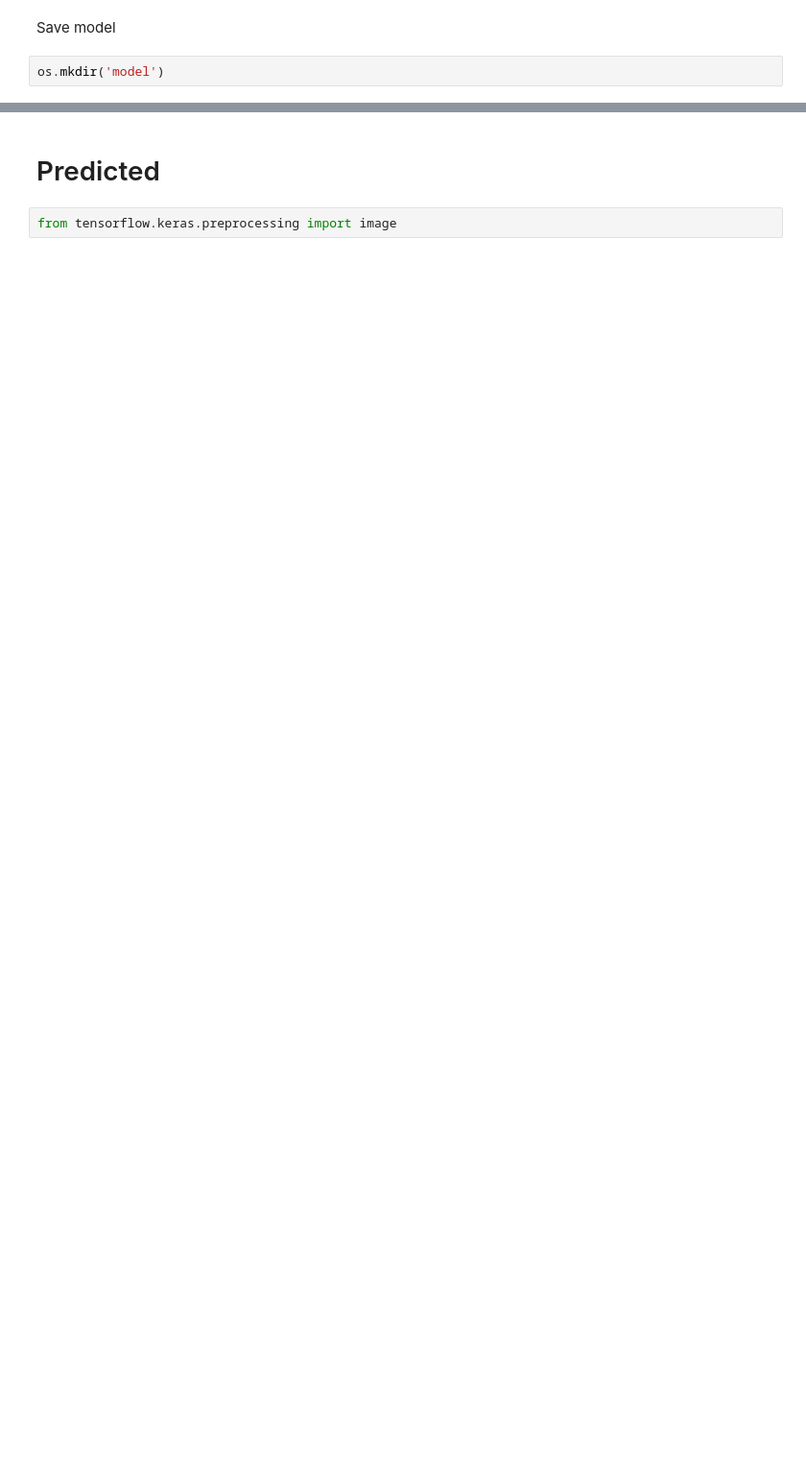
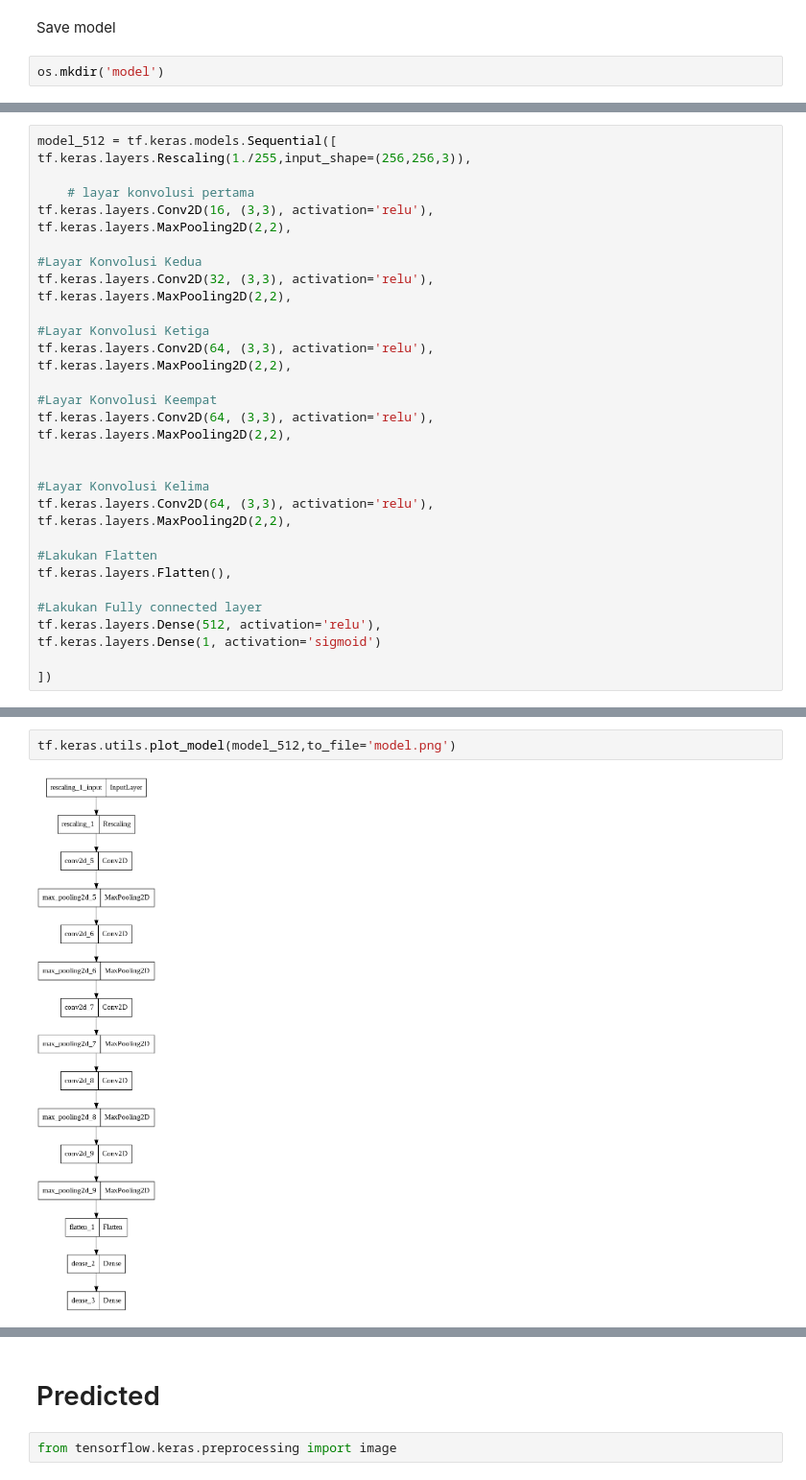
Before and after one commit to ackermanjayjay/Website-eye, a Jupyter notebook: training_cnn/Classification_Anemia.ipynb, the cells around one changed output, grey strips where cells are left out. Shown: that part at 96% size. Drawn from its saved outputs; the diff is of its cells as text; blank space fills up the shorter version.

```diff
--- a/training_cnn/Classification_Anemia.ipynb
+++ b/training_cnn/Classification_Anemia.ipynb
@@ -334,0 +355,33 @@ os.mkdir('model')
+# %%
+model_512 = tf.keras.models.Sequential([
+tf.keras.layers.Rescaling(1./255,input_shape=(256,256,3)),
+
+    # layar konvolusi pertama
+tf.keras.layers.Conv2D(16, (3,3), activation='relu'),
+tf.keras.layers.MaxPooling2D(2,2),
+
+#Layar Konvolusi Kedua
+tf.keras.layers.Conv2D(32, (3,3), activation='relu'),
+tf.keras.layers.MaxPooling2D(2,2),
+
+#Layar Konvolusi Ketiga
+tf.keras.layers.Conv2D(64, (3,3), activation='relu'),
+tf.keras.layers.MaxPooling2D(2,2),
+
+#Layar Konvolusi Keempat
+tf.keras.layers.Conv2D(64, (3,3), activation='relu'),
+tf.keras.layers.MaxPooling2D(2,2),
+
+
+#Layar Konvolusi Kelima
+tf.keras.layers.Conv2D(64, (3,3), activation='relu'),
+tf.keras.layers.MaxPooling2D(2,2),
+
+#Lakukan Flatten
+tf.keras.layers.Flatten(),
+
+#Lakukan Fully connected layer
+tf.keras.layers.Dense(512, activation='relu'),
+tf.keras.layers.Dense(1, activation='sigmoid')
+
+])
@@ -334,0 +410,4 @@ os.mkdir('model')
+# %%
+tf.keras.utils.plot_model(model_512,to_file='model.png')
+# %% [output]
+[figure, added]
```
Also changed, not shown: parts of 43 cells of this notebook.
